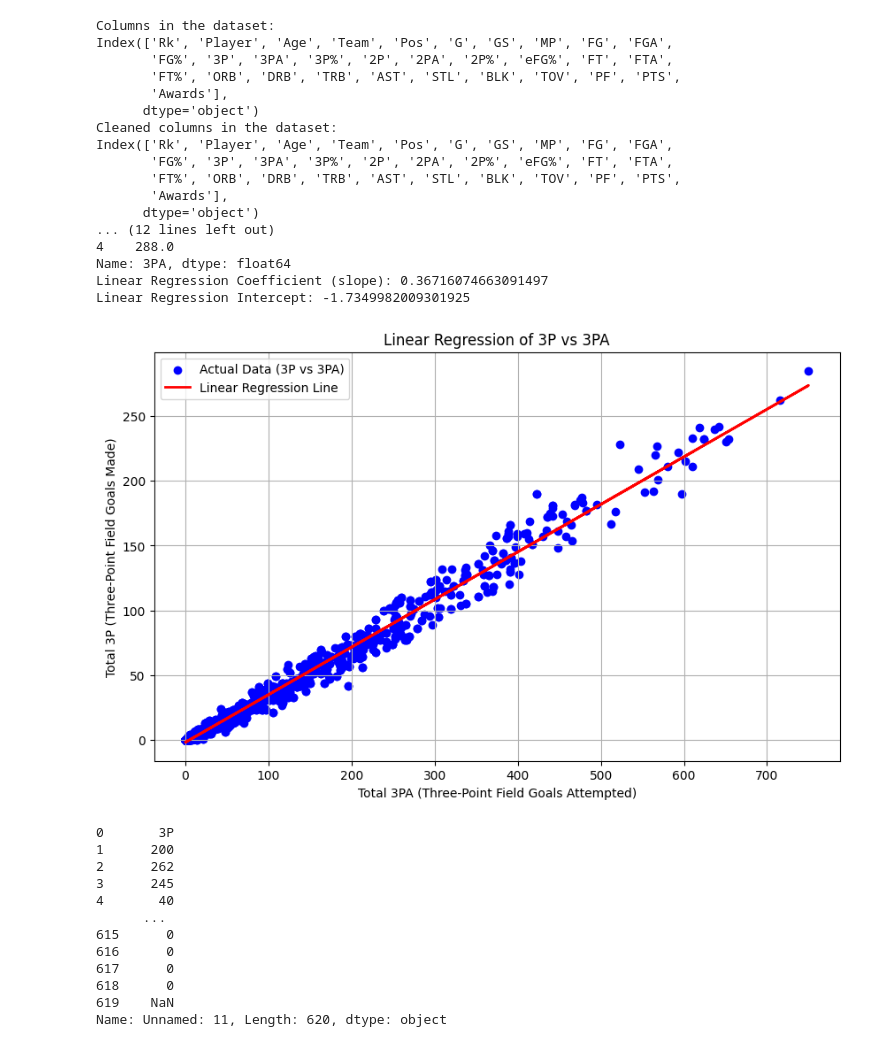
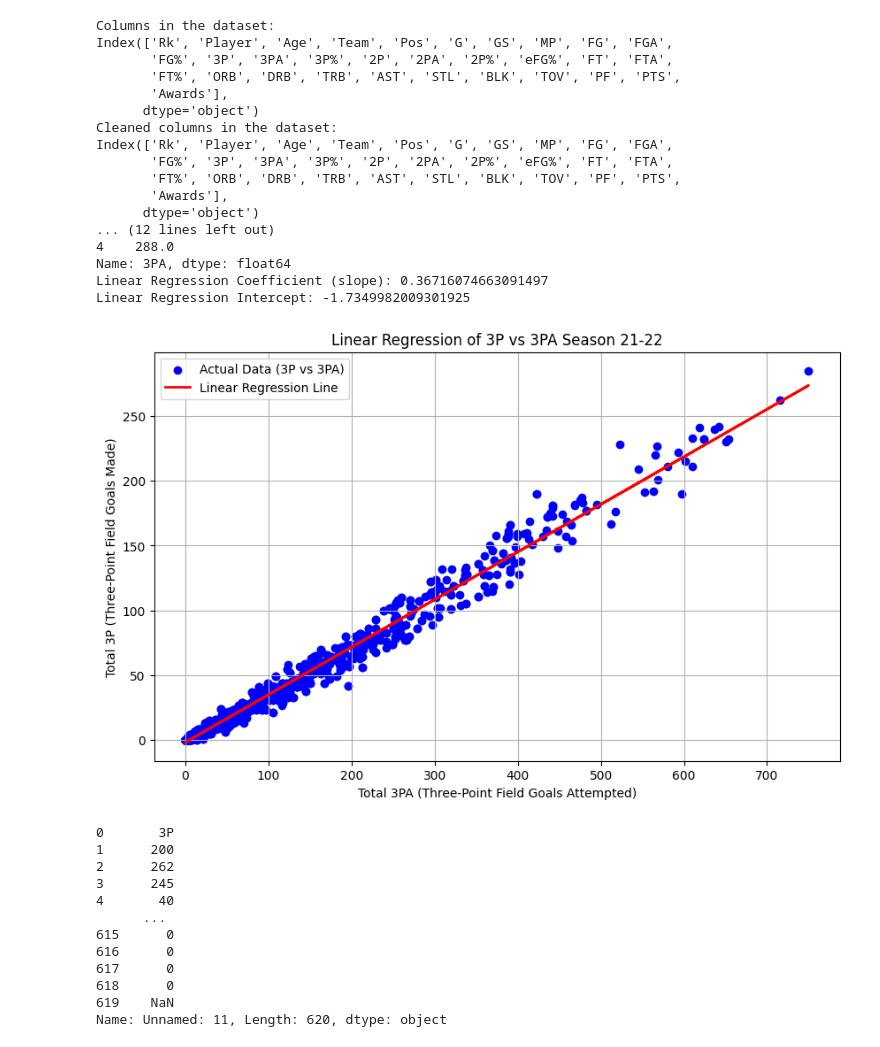
Before and after one commit to Omorusi/LinearRegressation, a Jupyter notebook: project_.ipynb, the cells around one changed output. Saved outputs shown, nothing was run; the diff lists cells and outputs as text; code cells hidden in the pictures.

```diff
--- a/project_.ipynb
+++ b/project_.ipynb
@@ -82,35 +83,35 @@ else:
     print(f'Linear Regression Coefficient (slope): {model.coef_[0]}')
     print(f'Linear Regression Intercept: {model.intercept_}')
 
     # Plotting
     plt.figure(figsize=(10, 6))
     plt.scatter(PointsA, Points, color='blue', label='Actual Data (3P vs 3PA)')
     plt.plot(PointsA, y_pred, color='red', linewidth=2, label='Linear Regression Line')
     plt.xlabel('Total 3PA (Three-Point Field Goals Attempted)')
     plt.ylabel('Total 3P (Three-Point Field Goals Made)')
-    plt.title('Linear Regression of 3P vs 3PA')
+    plt.title('Linear Regression of 3P vs 3PA Season 21-22')
     plt.legend()
     plt.grid()
     plt.show()
 # %% [output]
 Columns in the dataset:
 Index(['Rk', 'Player', 'Age', 'Team', 'Pos', 'G', 'GS', 'MP', 'FG', 'FGA',
        'FG%', '3P', '3PA', '3P%', '2P', '2PA', '2P%', 'eFG%', 'FT', 'FTA',
        'FT%', 'ORB', 'DRB', 'TRB', 'AST', 'STL', 'BLK', 'TOV', 'PF', 'PTS',
        'Awards'],
       dtype='object')
 Cleaned columns in the dataset:
 Index(['Rk', 'Player', 'Age', 'Team', 'Pos', 'G', 'GS', 'MP', 'FG', 'FGA',
        'FG%', '3P', '3PA', '3P%', '2P', '2PA', '2P%', 'eFG%', 'FT', 'FTA',
        'FT%', 'ORB', 'DRB', 'TRB', 'AST', 'STL', 'BLK', 'TOV', 'PF', 'PTS',
        'Awards'],
       dtype='object')
 ... (12 lines left out)
 4    288.0
 Name: 3PA, dtype: float64
 Linear Regression Coefficient (slope): 0.36716074663091497
 Linear Regression Intercept: -1.7349982009301925
-[figure, old version]
+[figure, new version]
 # %%
 Points  = data['Unnamed: 11']
 
```
Also changed, not shown: parts of 4 cells of this notebook.
